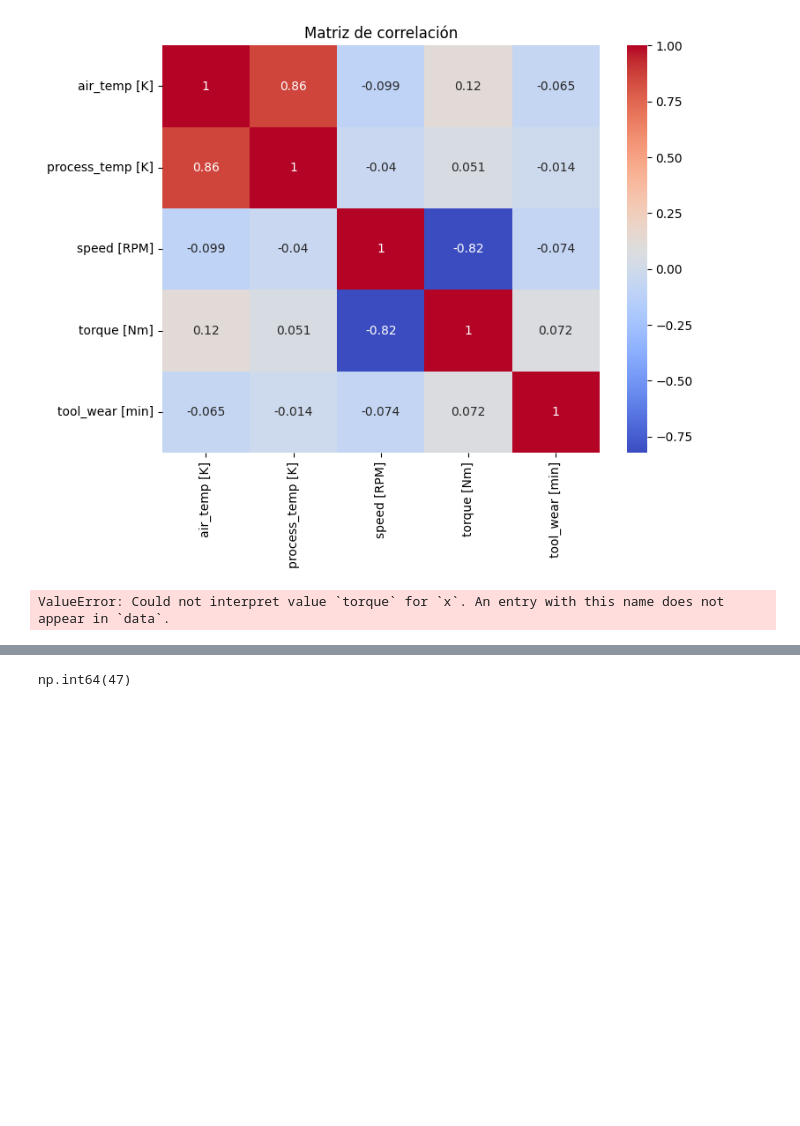
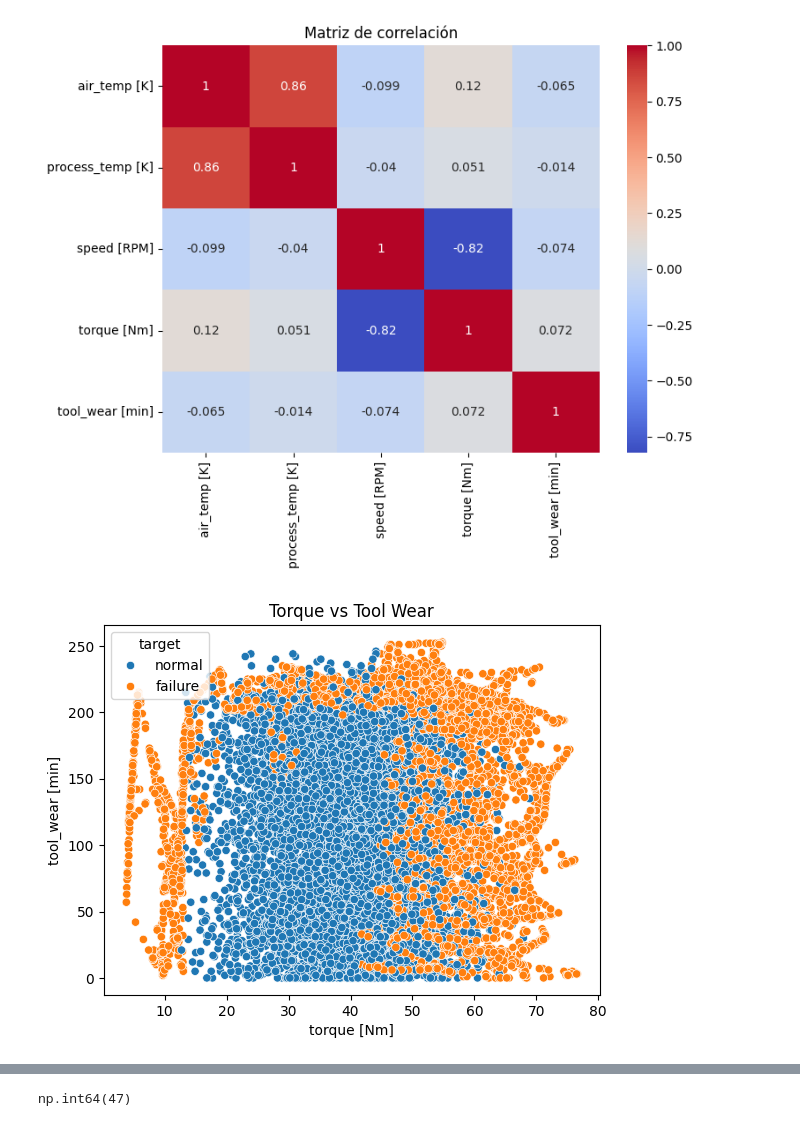
Before and after one commit to Valentinad21/CDD, a Jupyter notebook: TP1.ipynb, the cells around one changed output, grey strips where cells are left out. Saved outputs shown, nothing was run; the diff lists cells and outputs as text; code cells hidden in the pictures; blank space fills up the shorter version.

```diff
--- a/TP1.ipynb
+++ b/TP1.ipynb
@@ -104,10 +105,10 @@ plt.show()
 [figure]
 # %%
 # Relación entre var
-sns.scatterplot(x='torque', y='tool_wear', hue='target', data=df)
+sns.scatterplot(x='torque [Nm]', y='tool_wear [min]', hue='target', data=df)
 plt.title("Torque vs Tool Wear")
 plt.show()
 # %% [output]
-ValueError: Could not interpret value `torque` for `x`. An entry with this name does not appear in `data`.
+[figure, added]
 # %%
 # Relación entre var
```
Also changed, not shown: parts of 18 cells of this notebook.
